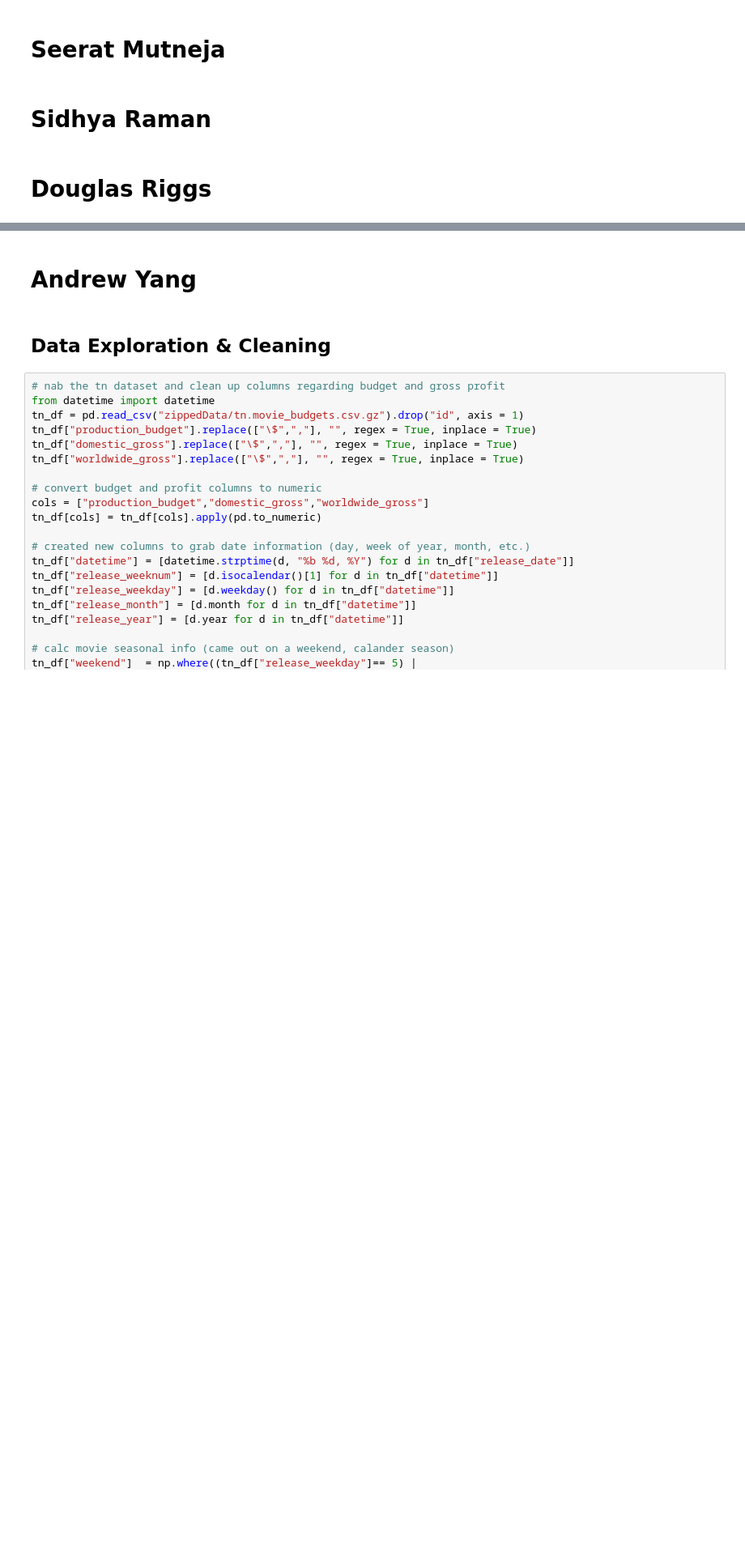
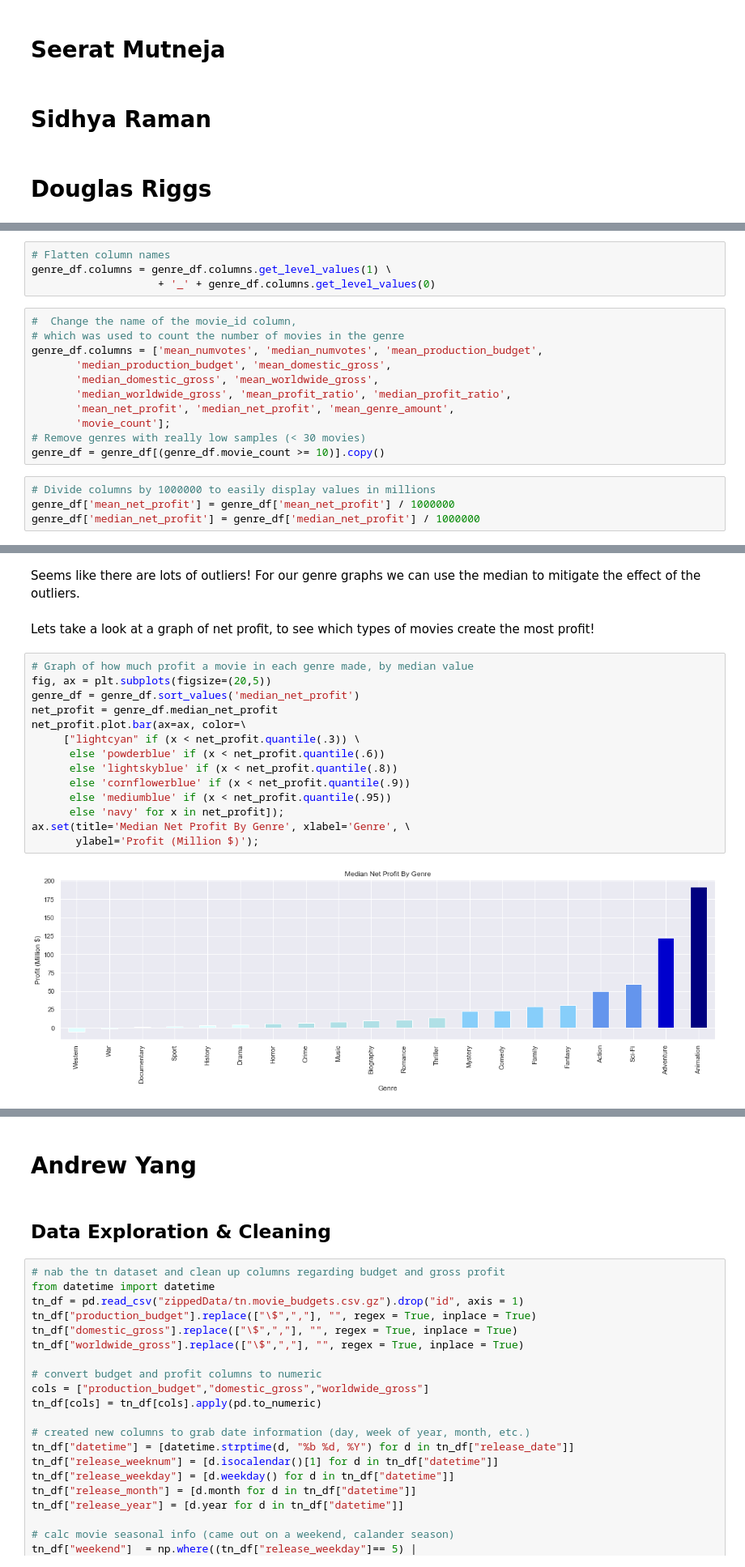
Before and after one commit to doriggs/Semester1Capstone, a Jupyter notebook: student.ipynb, the cells around one changed output, grey strips where cells are left out. Shown: that part at 81% size. Cells and saved outputs as stored; diff of their text form; blank space fills up the shorter version.

```diff
--- a/student.ipynb
+++ b/student.ipynb
@@ -49,0 +283,19 @@ WHERE
+# %%
+# Flatten column names
+genre_df.columns = genre_df.columns.get_level_values(1) \
+                    + '_' + genre_df.columns.get_level_values(0)
+# %%
+#  Change the name of the movie_id column,
+# which was used to count the number of movies in the genre
+genre_df.columns = ['mean_numvotes', 'median_numvotes', 'mean_production_budget',
+       'median_production_budget', 'mean_domestic_gross',
+       'median_domestic_gross', 'mean_worldwide_gross',
+       'median_worldwide_gross', 'mean_profit_ratio', 'median_profit_ratio',
+       'mean_net_profit', 'median_net_profit', 'mean_genre_amount',
+       'movie_count'];
+# Remove genres with really low samples (< 30 movies)
+genre_df = genre_df[(genre_df.movie_count >= 10)].copy()
+# %%
+# Divide columns by 1000000 to easily display values in millions
+genre_df['mean_net_profit'] = genre_df['mean_net_profit'] / 1000000
+genre_df['median_net_profit'] = genre_df['median_net_profit'] / 1000000
@@ -49,0 +321,20 @@ WHERE
+# %% [markdown]
+Seems like there are lots of outliers! For our genre graphs we can use the median to mitigate the effect of the outliers.
+# %% [markdown]
+Lets take a look at a graph of net profit, to see which types of movies create the most profit!
+# %%
+# Graph of how much profit a movie in each genre made, by median value
+fig, ax = plt.subplots(figsize=(20,5))
+genre_df = genre_df.sort_values('median_net_profit')
+net_profit = genre_df.median_net_profit
+net_profit.plot.bar(ax=ax, color=\
+     ["lightcyan" if (x < net_profit.quantile(.3)) \
+      else 'powderblue' if (x < net_profit.quantile(.6))
+      else 'lightskyblue' if (x < net_profit.quantile(.8))
+      else 'cornflowerblue' if (x < net_profit.quantile(.9))
+      else 'mediumblue' if (x < net_profit.quantile(.95))
+      else 'navy' for x in net_profit]);
+ax.set(title='Median Net Profit By Genre', xlabel='Genre', \
+       ylabel='Profit (Million $)');
+# %% [output]
+[figure, added]
```
Also changed, not shown: parts of 38 cells of this notebook.
